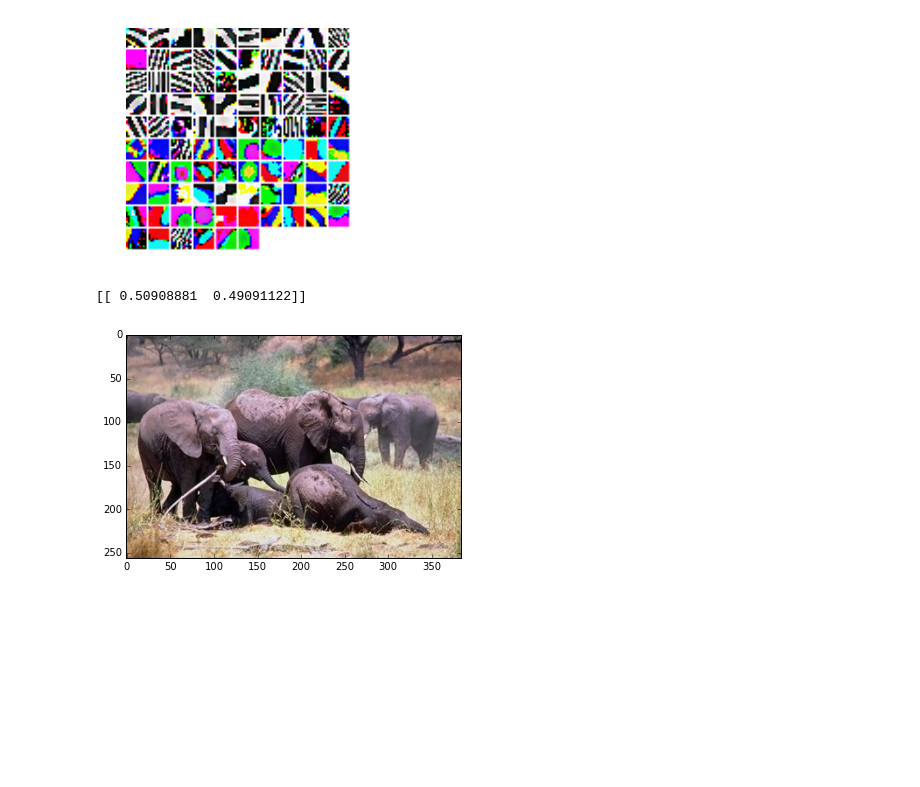
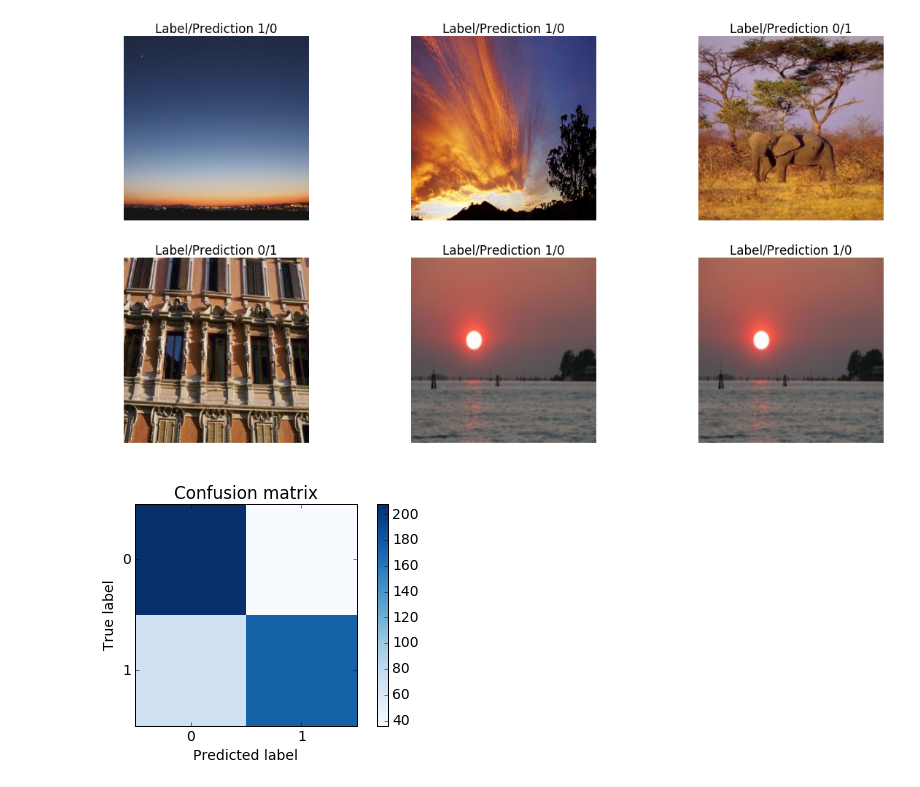
Before and after one commit to indivisibleatom/classes, a Jupyter notebook: patternRec/hw4/sunset.ipynb, the cells around one changed output. Drawn from its saved outputs; the diff is of its cells as text; code cells hidden in the pictures; blank space fills up the shorter version.

```diff
--- a/patternRec/hw4/sunset.ipynb
+++ b/patternRec/hw4/sunset.ipynb
@@ -70,24 +90,0 @@ Baseline accuracy 0.416667
-# %%
-#Visualize learned filters from first layer
-filters = net.params["conv1"][0].data
-helpers.showFilterGrid(filters.transpose(0, 2, 3, 1), False)
-plt.show()
-
-#Play-around with initial network
-net.blobs['data'].reshape(1,3,227,227)
-transformer = caffe.io.Transformer({'data': net.blobs['data'].data.shape})
-transformer.set_transpose('data', (2,0,1))
-#transformer.set_channel_swap('data', (2,1,0))
-
-im = caffe.io.load_image('data/Sunset/test/nonsunset/543.jpg')
-plt.imshow(im)
-im = transformer.preprocess('data', im)
-net.blobs['data'].data[...] = im
-
-net.forward()
-probabilities = net.blobs['prob'].data
-print probabilities
-# %% [output]
-[figure, removed]
-[[ 0.50908881  0.49091122]]
-[figure, removed]
@@ -93,0 +93,51 @@ print probabilities
+# %%
+#Confusion matrix and eyeballing incorrect thru python using deploy model
+net = caffe.Net(testingPrototxt, trainedModel, caffe.TEST)
+
+caffe.set_mode_cpu()
+
+lmbd_env = lmdb.open(testingData)
+reader = helpers.lmdb_reader(lmbd_env)
+
+net.blobs['data'].reshape(1,3,227,227)
+transformer = caffe.io.Transformer({'data': net.blobs['data'].data.shape})
+transformer.set_transpose('data', (2,0,1))
+transformer.set_raw_scale('data', 255)
+transformer.set_mean('data', np.array([104,117,123]))
+
+numToEyeball = 6
+numIncorrect = 0
+shapeSubplot = (numToEyeball/3, 3)
+groundTruths = np.empty((0), dtype=int)
+predictions = np.empty((0), dtype=int)
+
+plt.figure(figsize=(20,10))
+for i, image, label in reader:
+    image = helpers.crop(image, net.blobs['data'].data.shape).transpose(1,2,0)
+    im = transformer.preprocess('data', image)
+    net.blobs['data'].data[...] = im
+    out = net.forward()
+
+    prediction = int(out['prob'][0].argmax(axis=0))
+    iscorrect = label == prediction
+    groundTruths = np.append(groundTruths, label)
+    predictions = np.append(predictions, prediction)
+
+    if not iscorrect and numIncorrect < numToEyeball:
+        index = np.unravel_index(numIncorrect, shapeSubplot)
+        plt.subplot(shapeSubplot[0], shapeSubplot[1], numIncorrect + 1)
+        plt.axis('off')
+        plt.imshow(cv2.cvtColor(image, cv2.COLOR_BGR2RGB))
+        plt.title("Label/Prediction " + str(label) + "/" + str(prediction))
+        numIncorrect += 1
+
+lmbd_env.close()
+plt.show()
+
+helpers.showConfusionMatrix(helpers.getConfusionMatrix(groundTruths, predictions), np.arange(2))
+plt.show()
+
+del net
+# %% [output]
+[figure, added]
+[figure, added]
```
Also changed, not shown: parts of 13 cells of this notebook, 23 other files.
